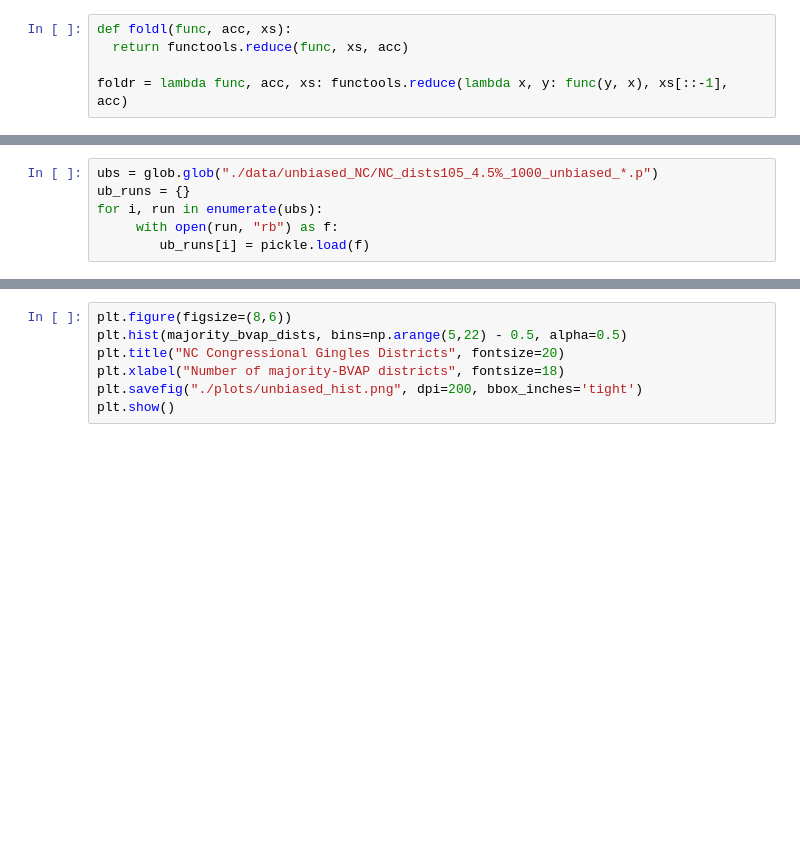
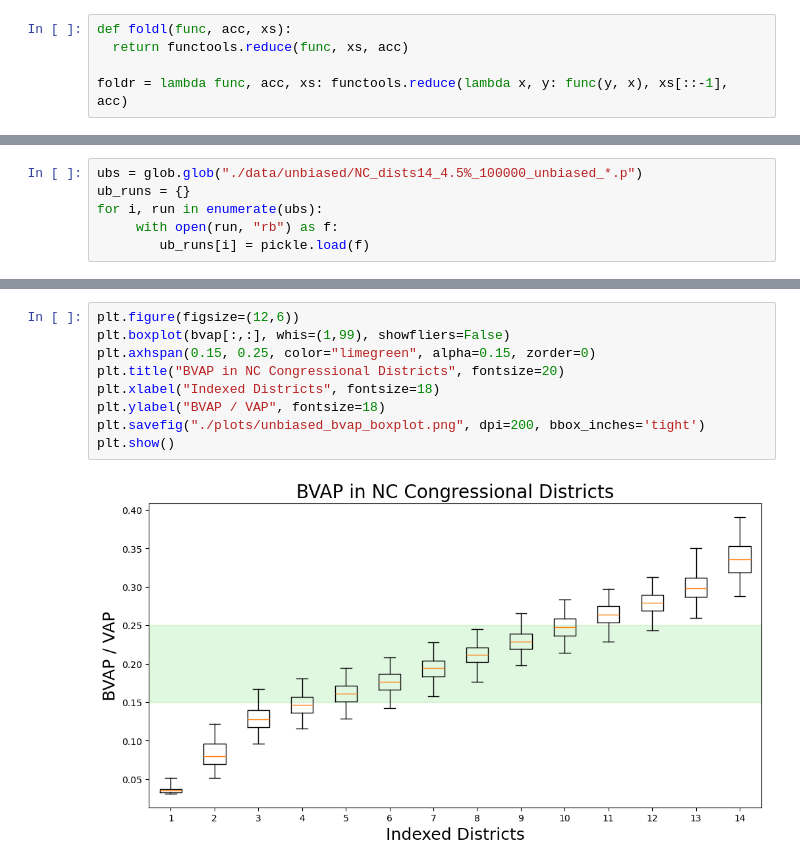
Before and after one commit to Qianru69/NC-Map-analysis, a Jupyter notebook: short_burst/NC_results.ipynb, the cells around one changed output, grey strips where cells are left out. Cells and saved outputs as stored; diff of their text form; blank space fills up the shorter version.

```diff
--- a/short_burst/NC_results.ipynb
+++ b/short_burst/NC_results.ipynb
@@ -75,5 +54,5 @@ ValueError: could not broadcast input array from shape (400,) into shape (500,)
 # %%
-ubs = glob.glob("./data/unbiased_NC/NC_dists105_4.5%_1000_unbiased_*.p")
+ubs = glob.glob("./data/unbiased/NC_dists14_4.5%_100000_unbiased_*.p")
 ub_runs = {}
 for i, run in enumerate(ubs):
      with open(run, "rb") as f:
@@ -102,9 +81,13 @@ max(majority_bvap_dists)
 # %%
-plt.figure(figsize=(8,6))
-plt.hist(majority_bvap_dists, bins=np.arange(5,22) - 0.5, alpha=0.5)
-plt.title("NC Congressional Gingles Districts", fontsize=20)
-plt.xlabel("Number of majority-BVAP districts", fontsize=18)
-plt.savefig("./plots/unbiased_hist.png", dpi=200, bbox_inches='tight')
+plt.figure(figsize=(12,6))
+plt.boxplot(bvap[:,:], whis=(1,99), showfliers=False)
+plt.axhspan(0.15, 0.25, color="limegreen", alpha=0.15, zorder=0)
+plt.title("BVAP in NC Congressional Districts", fontsize=20)
+plt.xlabel("Indexed Districts", fontsize=18)
+plt.ylabel("BVAP / VAP", fontsize=18)
+plt.savefig("./plots/unbiased_bvap_boxplot.png", dpi=200, bbox_inches='tight')
 plt.show()
+# %% [output]
+[figure, added]
 # %%
 plt.figure(figsize=(12,6))
```
Also changed, not shown: parts of 34 cells of this notebook.
